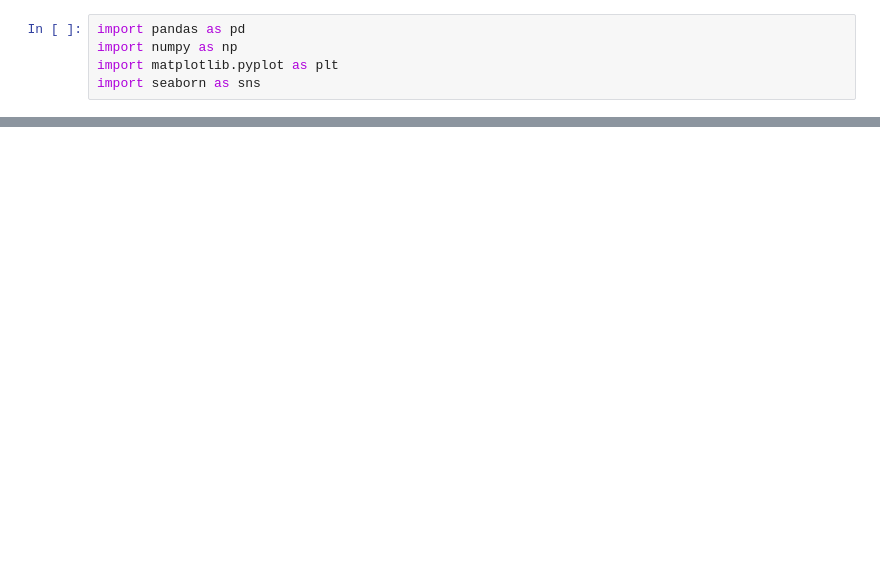
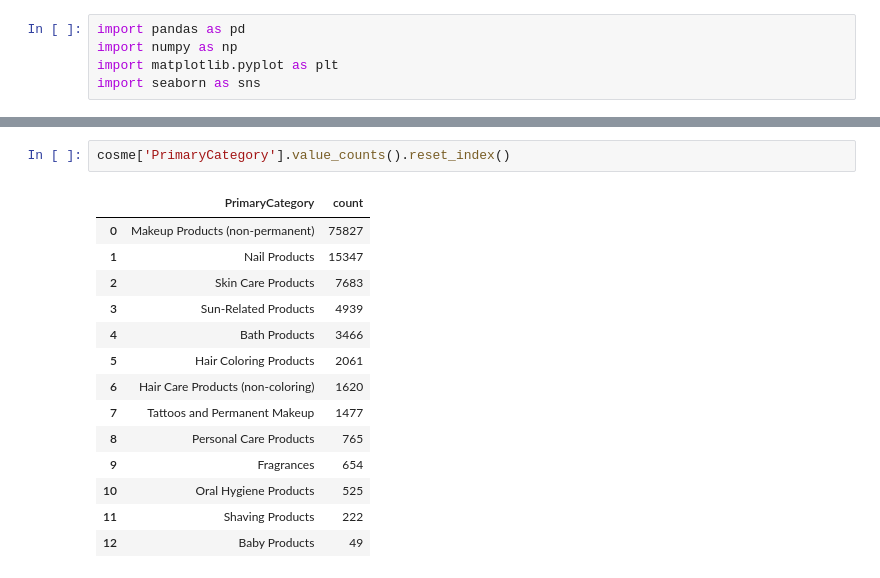
Before and after one commit to rneyin/Chemicals_In_Cosmetics, a Jupyter notebook: notebooks/Chemicals_In_Cosmetics2.ipynb, the cells around one changed output, grey strips where cells are left out. Saved outputs shown, nothing was run; the diff lists cells and outputs as text; blank space fills up the shorter version.

```diff
--- a/notebooks/Chemicals_In_Cosmetics2.ipynb
+++ b/notebooks/Chemicals_In_Cosmetics2.ipynb
@@ -21,0 +100,17 @@ cosme['ChemicalName'].value_counts().reset_index()
+# %%
+cosme['PrimaryCategory'].value_counts().reset_index()
+# %% [output]
+|  | PrimaryCategory | count |
+| 0 | Makeup Products (non-permanent) | 75827 |
+| 1 | Nail Products | 15347 |
+| 2 | Skin Care Products | 7683 |
+| 3 | Sun-Related Products | 4939 |
+| 4 | Bath Products | 3466 |
+| 5 | Hair Coloring Products | 2061 |
+| 6 | Hair Care Products (non-coloring) | 1620 |
+| 7 | Tattoos and Permanent Makeup | 1477 |
+| 8 | Personal Care Products | 765 |
+| 9 | Fragrances | 654 |
+| 10 | Oral Hygiene Products | 525 |
+| 11 | Shaving Products | 222 |
+| 12 | Baby Products | 49 |
```
Also changed, not shown: parts of 7 cells of this notebook, 1 other file.
